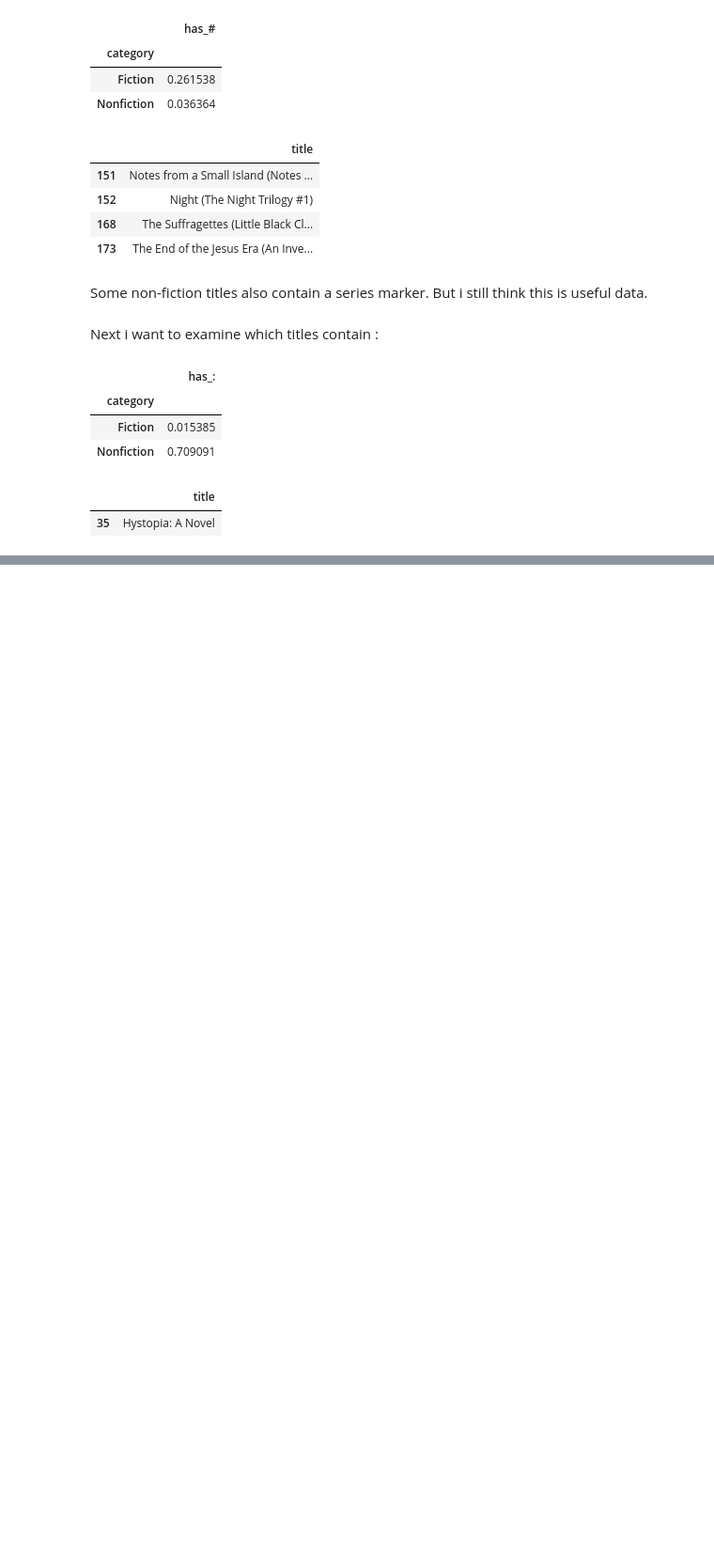
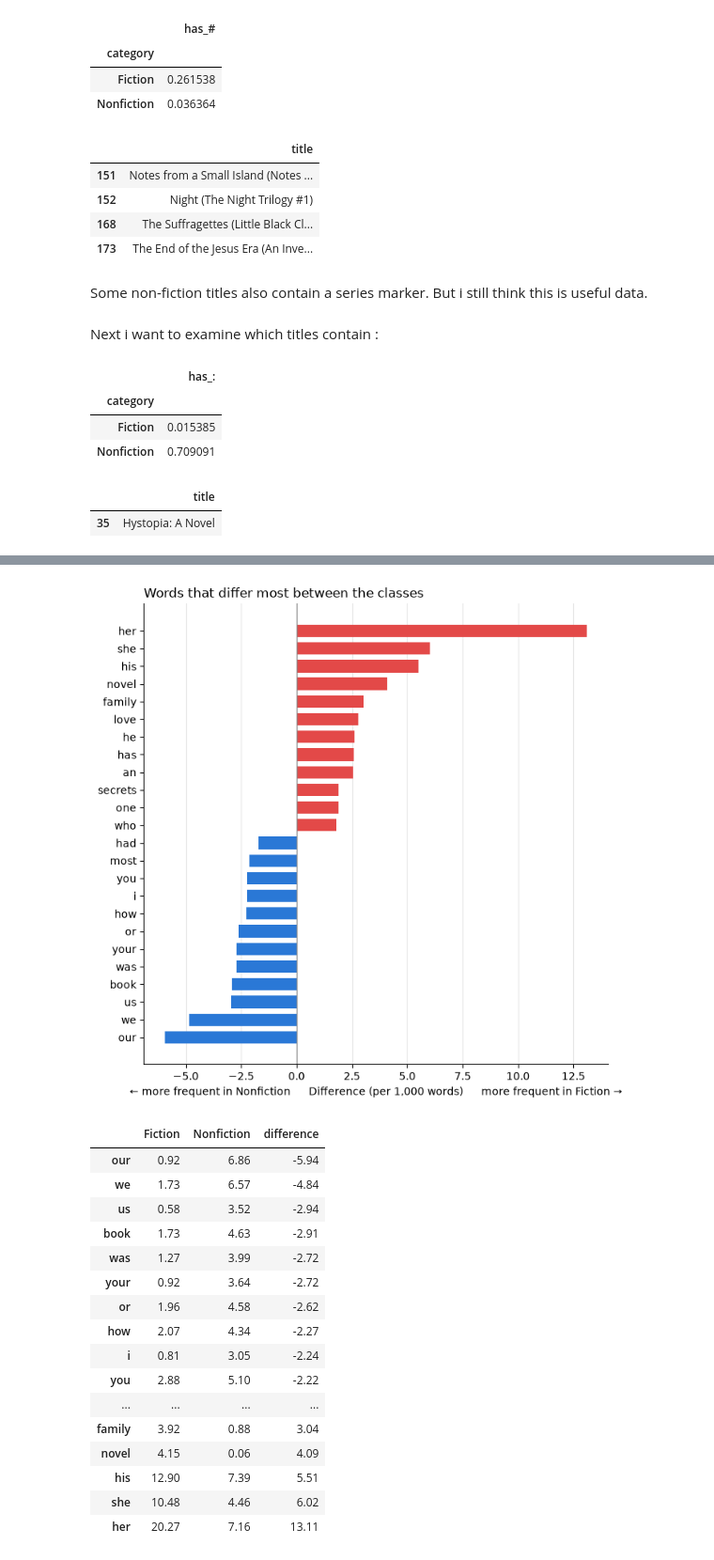
Before and after one commit to Judas20/datascience, a Jupyter notebook: notebooks/02_cleaning_eda.ipynb, the cells around one changed output, grey strips where cells are left out. Shown at 94% size. Drawn from its saved outputs; the diff is of its cells as text; code cells hidden in the pictures; blank space fills up the shorter version.

```diff
--- a/notebooks/02_cleaning_eda.ipynb
+++ b/notebooks/02_cleaning_eda.ipynb
@@ -434,0 +547,14 @@ There is only one fiction book that contains :
+# %%
+STOP_WORDS = {
+    "the", "and", "a", "of", "to", "in", "is", "that", "with", "on", "for", "from", "as", "this", "it", "but", "by"
+}
+def top_words_by_category(category, n=20):
+    descriptions = df[df["category"] == category]["description"]
+    words = re.findall(r"[a-z'’]+", " ".join(descriptions).lower())
+    words = [word for word in words if word not in STOP_WORDS]   # <- new
+    return Counter(words).most_common(n)
+
+pd.DataFrame({
+    "Fiction": top_words_by_category("Fiction", 20),
+    "Nonfiction": top_words_by_category("Nonfiction", 20)
+})
@@ -434,0 +616,60 @@ There is only one fiction book that contains :
+# %%
+# Count every word per class (stop words removed), one column per class
+def class_words(category):
+    descriptions = df[df["category"] == category]["description"]
+    words = re.findall(r"[a-z'’]+", " ".join(descriptions).lower())
+    return [word for word in words if word not in STOP_WORDS]
+
+counts = pd.DataFrame({
+    "Fiction": Counter(class_words("Fiction")),
+    "Nonfiction": Counter(class_words("Nonfiction")),
+}).fillna(0)  # words that only appear in one class get 0 in the other
+
+# Counts -> frequency per 1,000 words, so the classes can be compared fairly
+rates = counts / counts.sum() * 1000
+rates["difference"] = rates["Fiction"] - rates["Nonfiction"]  # > 0 = more Fiction, < 0 = more Nonfiction
+
+# Ignore rare words: a word seen only a few times can't tell us much
+rates = rates[counts.sum(axis=1) >= 10]
+
+# The 12 most Fiction-typical and the 12 most Nonfiction-typical words
+N = 12
+top = pd.concat([rates.nlargest(N, "difference"), rates.nsmallest(N, "difference")])
+top = top.sort_values("difference")
+
+# Horizontal bar chart: bars to the right = Fiction, to the left = Nonfiction
+FICTION_COLOR, NONFICTION_COLOR = "#e34948", "#2a78d6"
+colors = [FICTION_COLOR if d > 0 else NONFICTION_COLOR for d in top["difference"]]
+
+fig, ax = plt.subplots(figsize=(7, 7))
+ax.barh(top.index, top["difference"], color=colors, height=0.7)
+ax.axvline(0, color="#888888", linewidth=1)  # the zero line in the middle
+ax.set_title("Words that differ most between the classes", loc="left")
+ax.set_xlabel("← more frequent in Nonfiction      Difference (per 1,000 words)      more frequent in Fiction →")
+for side in ["top", "right"]:
+    ax.spines[side].set_visible(False)       # remove box lines that add nothing
+ax.grid(axis="x", color="#e5e5e5", linewidth=0.8)
+ax.set_axisbelow(True)                       # grid lines behind the bars
+plt.tight_layout()
+plt.show()
+
+top.round(2)  # the numbers behind the chart
+# %% [output]
+[figure, added]
+|  | Fiction | Nonfiction | difference |
+| our | 0.92 | 6.86 | -5.94 |
+| we | 1.73 | 6.57 | -4.84 |
+| us | 0.58 | 3.52 | -2.94 |
+| book | 1.73 | 4.63 | -2.91 |
+| was | 1.27 | 3.99 | -2.72 |
+| your | 0.92 | 3.64 | -2.72 |
+| or | 1.96 | 4.58 | -2.62 |
+| how | 2.07 | 4.34 | -2.27 |
+| i | 0.81 | 3.05 | -2.24 |
+| you | 2.88 | 5.10 | -2.22 |
+| ... | ... | ... | ... |
+| family | 3.92 | 0.88 | 3.04 |
+| novel | 4.15 | 0.06 | 4.09 |
+| his | 12.90 | 7.39 | 5.51 |
+| she | 10.48 | 4.46 | 6.02 |
+| her | 20.27 | 7.16 | 13.11 |
```
Also changed, not shown: parts of 14 cells of this notebook, 3 other files.
